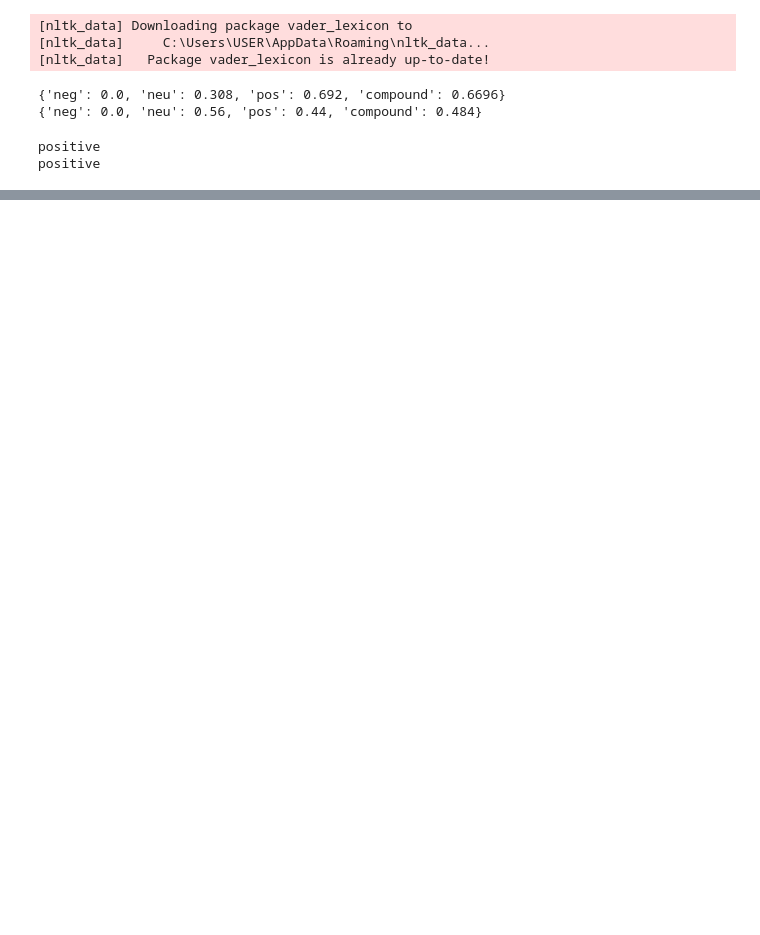
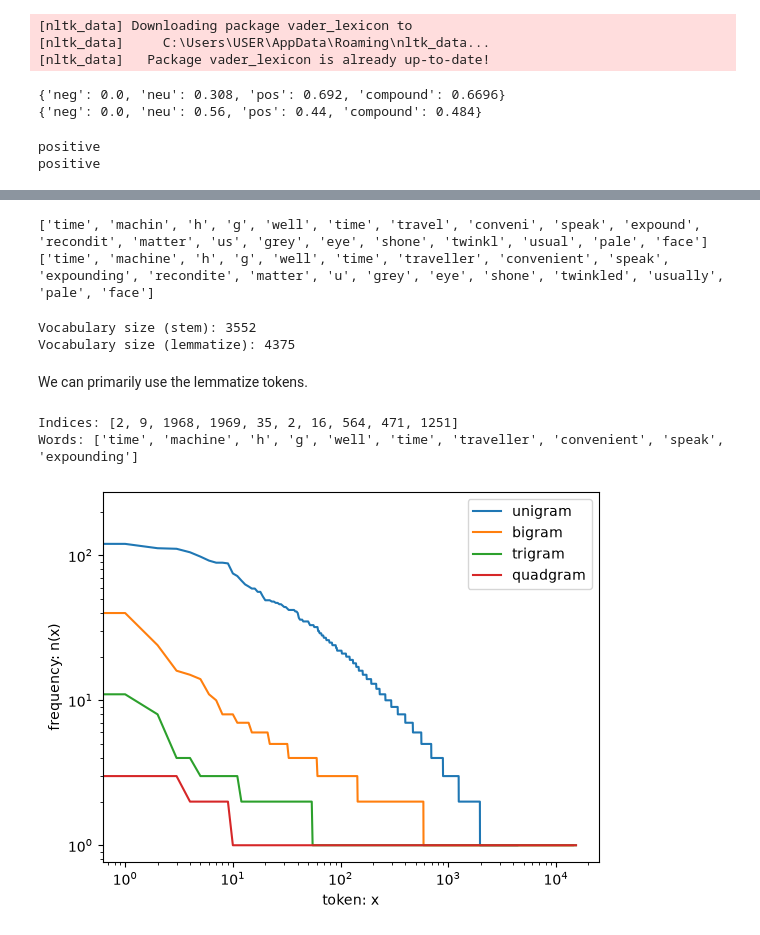
Before and after one commit to loki-git001/IPYNB-files, a Jupyter notebook: NLP/sentiment_analysis.ipynb, the cells around one changed output, grey strips where cells are left out. Drawn from its saved outputs; the diff is of its cells as text; code cells hidden in the pictures; blank space fills up the shorter version.

```diff
--- a/NLP/sentiment_analysis.ipynb
+++ b/NLP/sentiment_analysis.ipynb
@@ -637,0 +847,6 @@ positive
+# %%
+print(stem_tokens[:20])
+print(lemmatize_tokens[:20])
+# %% [output]
+['time', 'machin', 'h', 'g', 'well', 'time', 'travel', 'conveni', 'speak', 'expound', 'recondit', 'matter', 'us', 'grey', 'eye', 'shone', 'twinkl', 'usual', 'pale', 'face']
+['time', 'machine', 'h', 'g', 'well', 'time', 'traveller', 'convenient', 'speak', 'expounding', 'recondite', 'matter', 'u', 'grey', 'eye', 'shone', 'twinkled', 'usually', 'pale', 'face']
@@ -637,0 +897,71 @@ positive
+# %%
+stem_time_machine_vocab = Vocab(stem_tokens, min_freq=1, reserved_tokens=["<pad>"])
+lemm_time_machine_vocab = Vocab(lemmatize_tokens, min_freq=1, reserved_tokens=["<pad>"])
+
+print("Vocabulary size (stem):", len(stem_time_machine_vocab))
+print("Vocabulary size (lemmatize):", len(lemm_time_machine_vocab))
+# %% [output]
+Vocabulary size (stem): 3552
+Vocabulary size (lemmatize): 4375
+# %% [markdown]
+We can primarily use the lemmatize tokens.
+# %%
+vocab = lemm_time_machine_vocab
+indices = vocab[lemmatize_tokens[:10]]
+print(f"Indices: {indices}")
+print(f"Words: {vocab.to_tokens(indices)}")
+# %% [output]
+Indices: [2, 9, 1968, 1969, 35, 2, 16, 564, 471, 1251]
+Words: ['time', 'machine', 'h', 'g', 'well', 'time', 'traveller', 'convenient', 'speak', 'expounding']
+# %%
+import matplotlib.pyplot as plt
+
+# Unigram
+unigram_freqs = [freq for _, freq in vocab.token_freqs]
+
+
+# Bigram
+bigram_tokens = [
+    "--".join(pair) for pair in zip(lemmatize_tokens[:-1], lemmatize_tokens[1:])
+]
+bigram_vocab = Vocab(bigram_tokens)
+bigram_freqs = [freq for _, freq in bigram_vocab.token_freqs]
+
+# Trigram
+trigram_tokens = [
+    "--".join(triple)
+    for triple in zip(
+        lemmatize_tokens[:-2], lemmatize_tokens[1:-1], lemmatize_tokens[2:]
+    )
+]
+trigram_vocab = Vocab(trigram_tokens)
+trigram_freqs = [freq for _, freq in trigram_vocab.token_freqs]
+
+# Quadgram
+quadgram_tokens = [
+    "--".join(quad)
+    for quad in zip(
+        lemmatize_tokens[:-3],
+        lemmatize_tokens[1:-2],
+        lemmatize_tokens[2:-1],
+        lemmatize_tokens[3:],
+    )
+]
+quadgram_vocab = Vocab(quadgram_tokens)
+quadgram_freqs = [freq for _, freq in quadgram_vocab.token_freqs]
+
+
+plt.plot(unigram_freqs, label="unigram")
+plt.plot(bigram_freqs, label="bigram")
+plt.plot(trigram_freqs, label="trigram")
+plt.plot(quadgram_freqs, label="quadgram")
+
+plt.xlabel("token: x")
+plt.ylabel("frequency: n(x)")
+plt.xscale("log")
+plt.yscale("log")
+plt.legend()
+
+plt.show()
+# %% [output]
+[figure, added]
```
Also changed, not shown: parts of 30 cells of this notebook, 1 other file.
